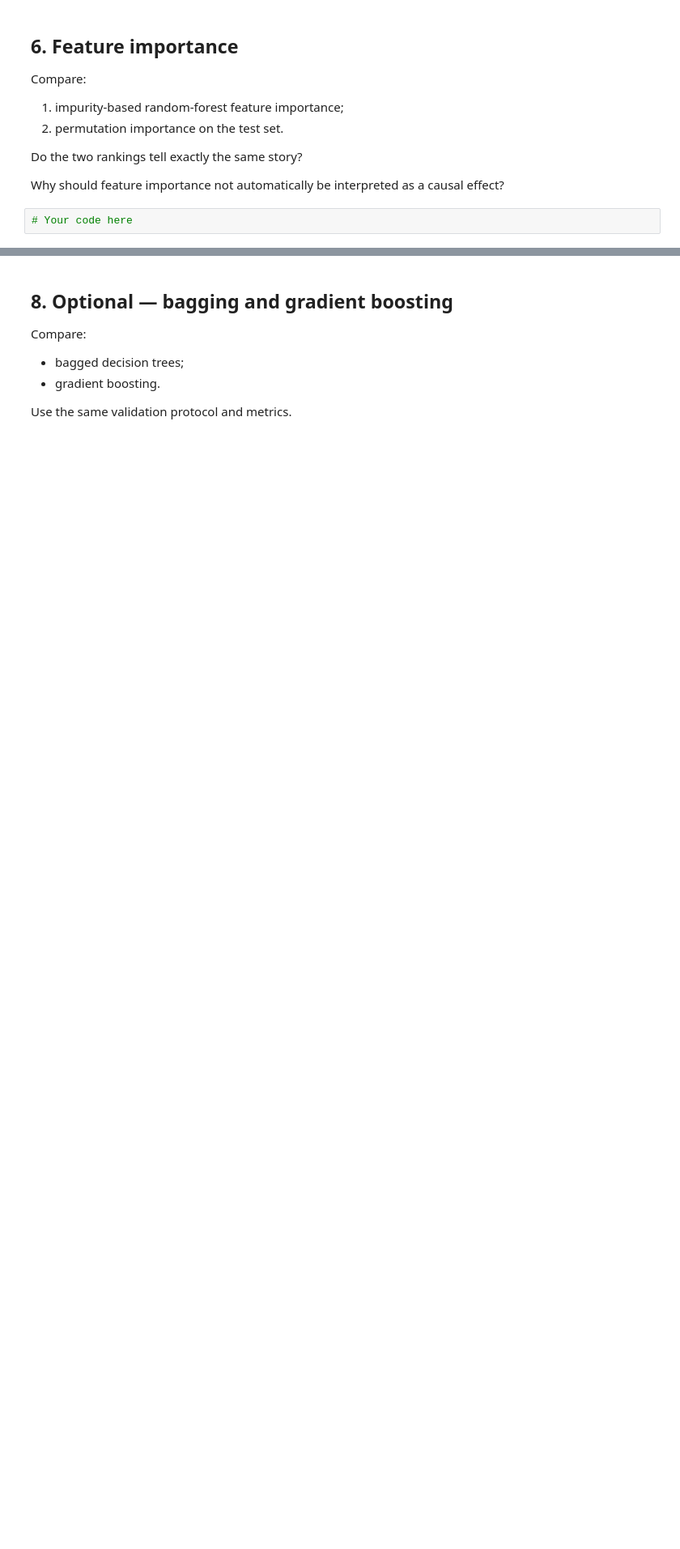
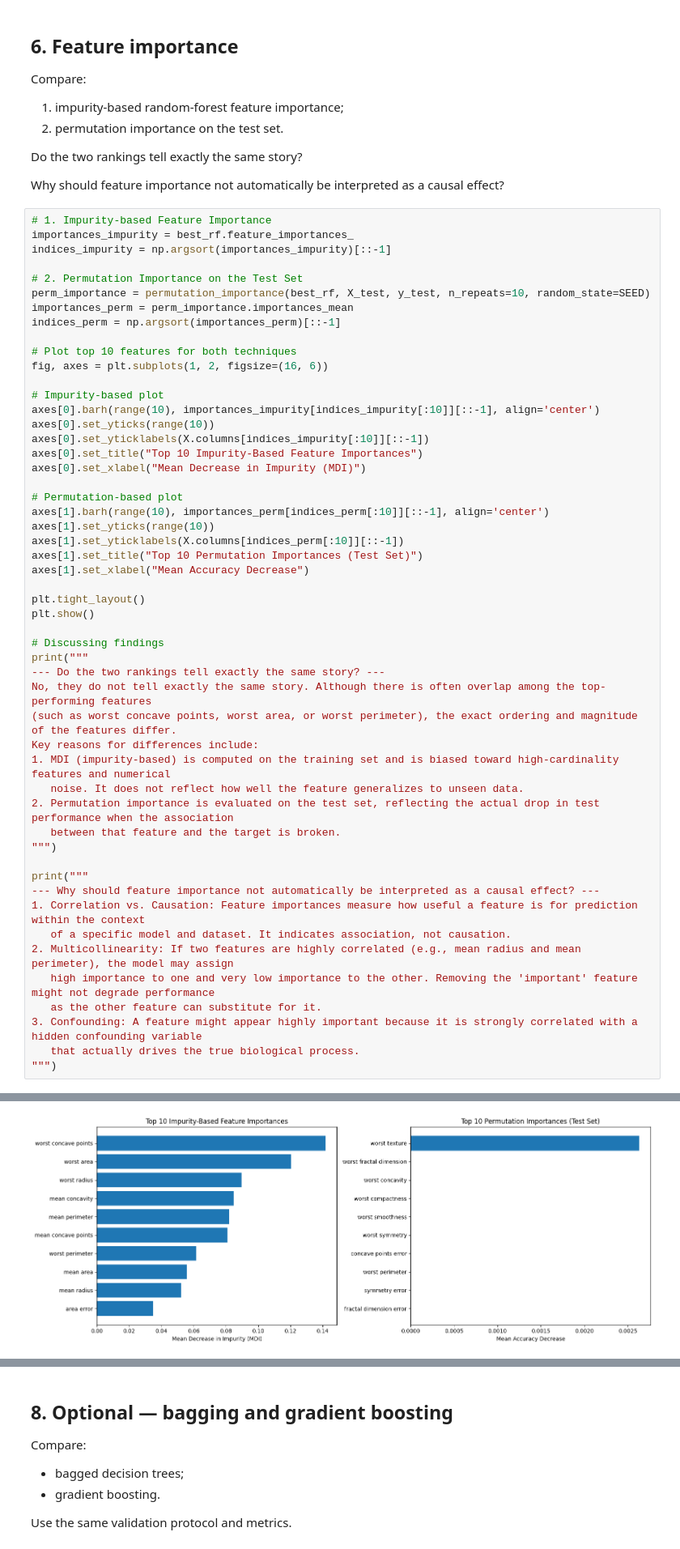
Before and after one commit to silakchhum/inf-gram, a Jupyter notebook: 4_ensemble_learning/practical.ipynb, the cells around one changed output, grey strips where cells are left out. Shown at 81% size. Cells and saved outputs as stored; diff of their text form; blank space fills up the shorter version.

```diff
--- a/4_ensemble_learning/practical.ipynb
+++ b/4_ensemble_learning/practical.ipynb
@@ -135,4 +340,55 @@ Do the two rankings tell exactly the same story?
 
 Why should feature importance not automatically be interpreted as a causal effect?
 # %%
-# Your code here
+# 1. Impurity-based Feature Importance
+importances_impurity = best_rf.feature_importances_
+indices_impurity = np.argsort(importances_impurity)[::-1]
+
+# 2. Permutation Importance on the Test Set
+perm_importance = permutation_importance(best_rf, X_test, y_test, n_repeats=10, random_state=SEED)
+importances_perm = perm_importance.importances_mean
+indices_perm = np.argsort(importances_perm)[::-1]
+
+# Plot top 10 features for both techniques
+fig, axes = plt.subplots(1, 2, figsize=(16, 6))
+
+# Impurity-based plot
+axes[0].barh(range(10), importances_impurity[indices_impurity[:10]][::-1], align='center')
+axes[0].set_yticks(range(10))
+axes[0].set_yticklabels(X.columns[indices_impurity[:10]][::-1])
+axes[0].set_title("Top 10 Impurity-Based Feature Importances")
+axes[0].set_xlabel("Mean Decrease in Impurity (MDI)")
+
+# Permutation-based plot
+axes[1].barh(range(10), importances_perm[indices_perm[:10]][::-1], align='center')
+axes[1].set_yticks(range(10))
+axes[1].set_yticklabels(X.columns[indices_perm[:10]][::-1])
+axes[1].set_title("Top 10 Permutation Importances (Test Set)")
+axes[1].set_xlabel("Mean Accuracy Decrease")
+
+plt.tight_layout()
+plt.show()
+
+# Discussing findings
+print("""
+--- Do the two rankings tell exactly the same story? ---
+No, they do not tell exactly the same story. Although there is often overlap among the top-performing features
+(such as worst concave points, worst area, or worst perimeter), the exact ordering and magnitude of the features differ.
+Key reasons for differences include:
+1. MDI (impurity-based) is computed on the training set and is biased toward high-cardinality features and numerical
+   noise. It does not reflect how well the feature generalizes to unseen data.
+2. Permutation importance is evaluated on the test set, reflecting the actual drop in test performance when the association
+   between that feature and the target is broken.
+""")
+
+print("""
+--- Why should feature importance not automatically be interpreted as a causal effect? ---
+1. Correlation vs. Causation: Feature importances measure how useful a feature is for prediction within the context
+   of a specific model and dataset. It indicates association, not causation.
+2. Multicollinearity: If two features are highly correlated (e.g., mean radius and mean perimeter), the model may assign
+   high importance to one and very low importance to the other. Removing the 'important' feature might not degrade performance
+   as the other feature can substitute for it.
+3. Confounding: A feature might appear highly important because it is strongly correlated with a hidden confounding variable
+   that actually drives the true biological process.
+""")
+# %% [output]
@@ -138,0 +400 @@ Why should feature importance not automatically be interpreted as a causal effec
+[figure, added]
```
Also changed, not shown: parts of 10 cells of this notebook.
